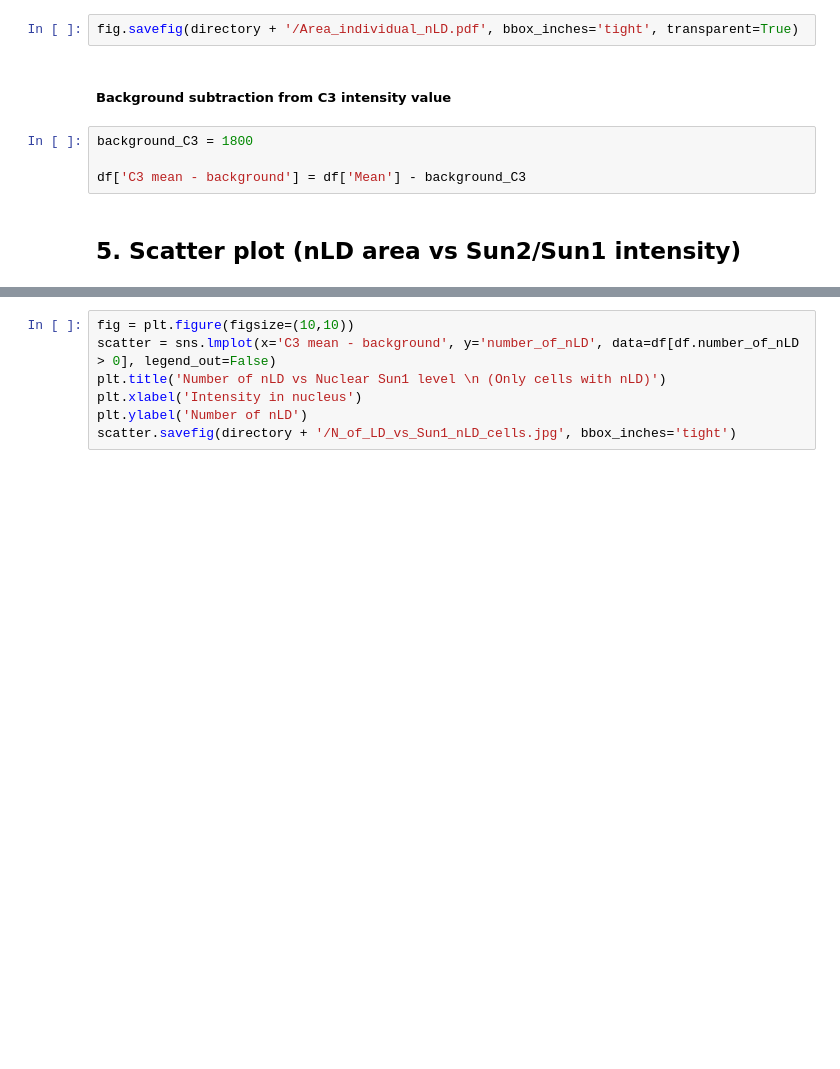
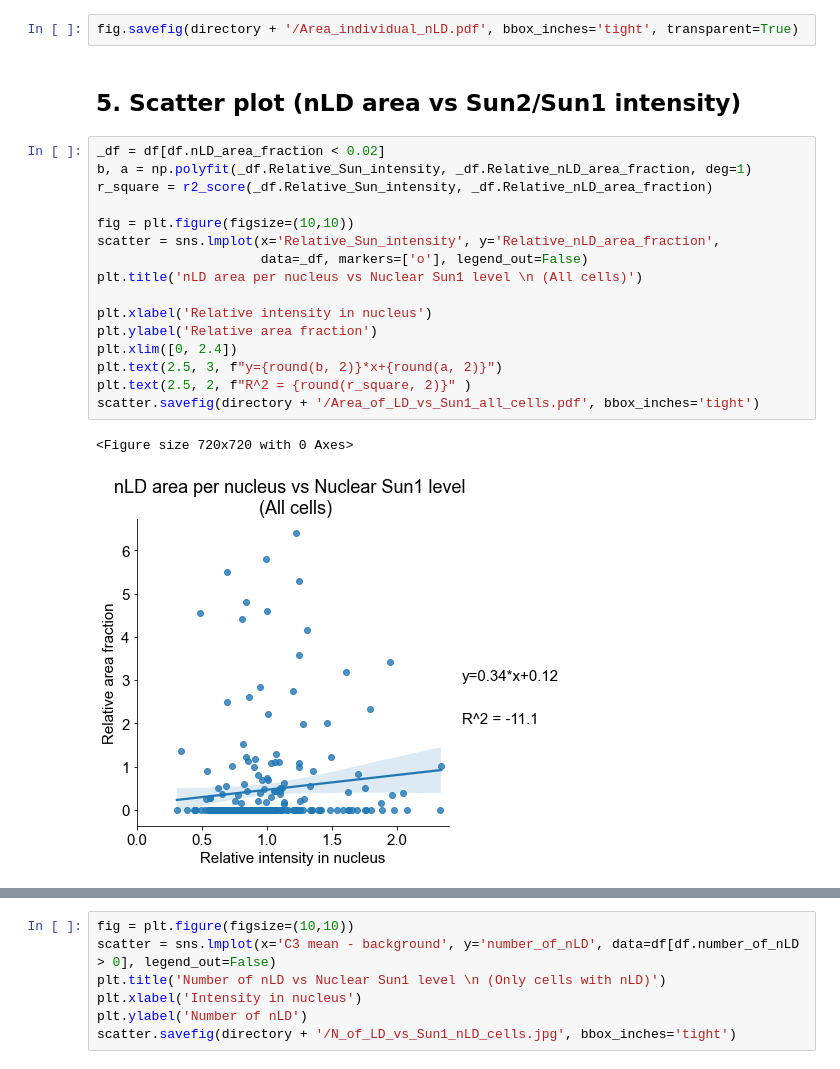
Before and after one commit to shokenlee/Lee_2023_Sun2-Lipid, a Jupyter notebook: Nuclear_LD.ipynb, the cells around one changed output, grey strips where cells are left out. Saved outputs shown, nothing was run; the diff lists cells and outputs as text; blank space fills up the shorter version.

```diff
--- a/Nuclear_LD.ipynb
+++ b/Nuclear_LD.ipynb
@@ -361,11 +413,24 @@ siSun2       649
 dtype: int64
 # %%
 fig.savefig(directory + '/Area_individual_nLD.pdf', bbox_inches='tight', transparent=True)
-# %% [markdown]
-##### **Background subtraction from C3 intensity value**
-# %%
-background_C3 = 1800
-
-df['C3 mean - background'] = df['Mean'] - background_C3
 # %% [markdown]
 ## **5. Scatter plot (nLD area vs Sun2/Sun1 intensity)**
+# %%
+_df = df[df.nLD_area_fraction < 0.02]
+b, a = np.polyfit(_df.Relative_Sun_intensity, _df.Relative_nLD_area_fraction, deg=1)
+r_square = r2_score(_df.Relative_Sun_intensity, _df.Relative_nLD_area_fraction)
+
+fig = plt.figure(figsize=(10,10))
+scatter = sns.lmplot(x='Relative_Sun_intensity', y='Relative_nLD_area_fraction',
+                     data=_df, markers=['o'], legend_out=False)
+plt.title('nLD area per nucleus vs Nuclear Sun1 level \n (All cells)')
+
+plt.xlabel('Relative intensity in nucleus')
+plt.ylabel('Relative area fraction')
+plt.xlim([0, 2.4])
+plt.text(2.5, 3, f"y={round(b, 2)}*x+{round(a, 2)}")
+plt.text(2.5, 2, f"R^2 = {round(r_square, 2)}" )
+scatter.savefig(directory + '/Area_of_LD_vs_Sun1_all_cells.pdf', bbox_inches='tight')
+# %% [output]
+<Figure size 720x720 with 0 Axes>
+[figure, added]
```
Also changed, not shown: parts of 24 cells of this notebook.
